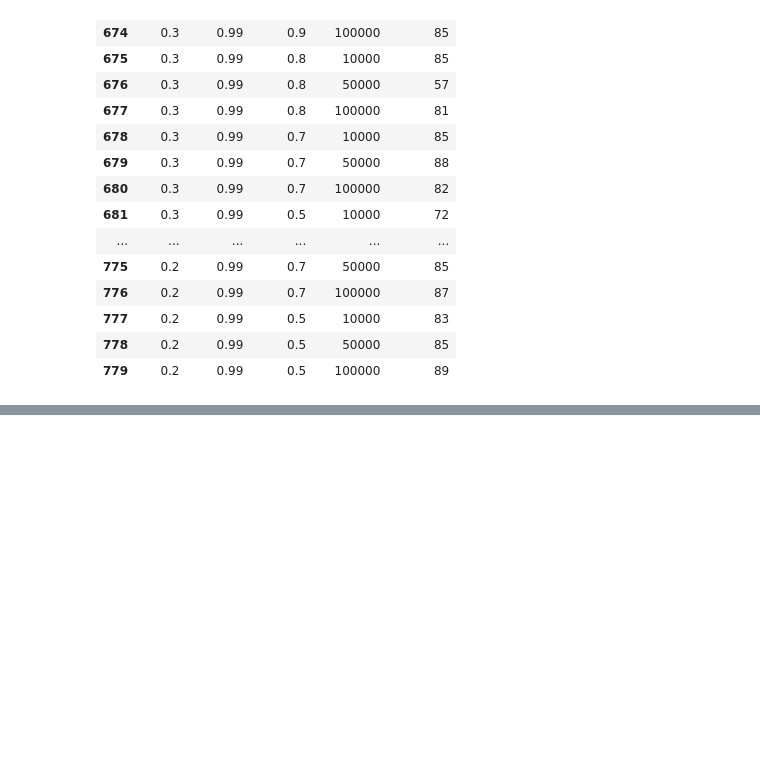
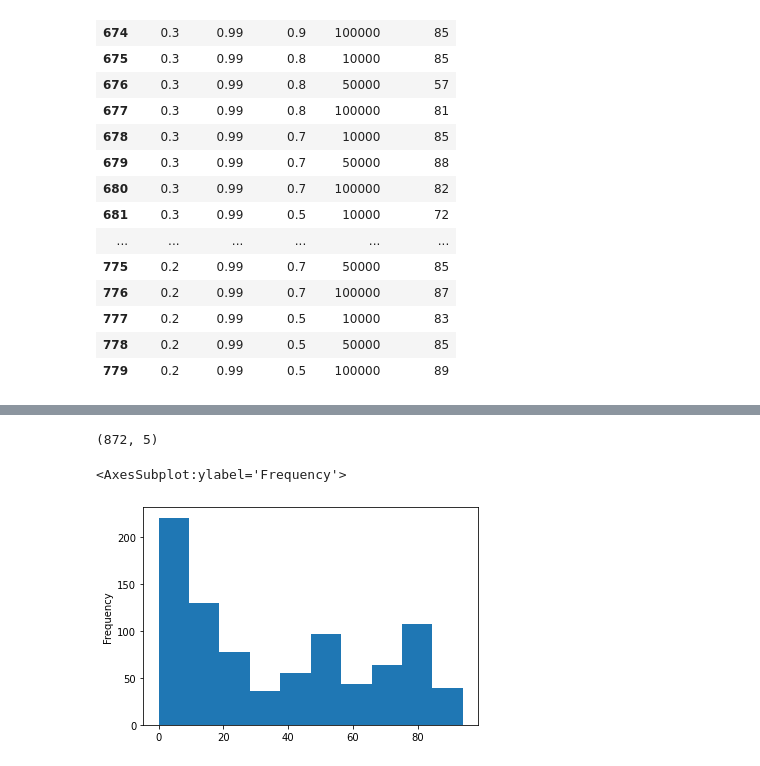
Before and after one commit to fbarth/ai-course, a Jupyter notebook: reinLearn/grid_results/Report.ipynb, the cells around one changed output, grey strips where cells are left out. Cells and saved outputs as stored; diff of their text form; code cells hidden in the pictures; blank space fills up the shorter version.

```diff
--- a/reinLearn/grid_results/Report.ipynb
+++ b/reinLearn/grid_results/Report.ipynb
@@ -84,0 +109,3 @@ Desta forma, sugere-se os seguintes hiperparâmetros:
+# %%
+df2 = pd.read_csv("finalResults_FrozenLake_final.csv", sep=';', header=None)
+df2.head()
@@ -84,0 +123,2 @@ Desta forma, sugere-se os seguintes hiperparâmetros:
+# %%
+df2 = df2.iloc[:,[1,2,3,4,5]]
@@ -84,0 +134,3 @@ Desta forma, sugere-se os seguintes hiperparâmetros:
+# %%
+df2.columns=['alpha','gamma','epsilon','episodes','rewards']
+df2.head()
@@ -84,0 +144,10 @@ Desta forma, sugere-se os seguintes hiperparâmetros:
+# %%
+df2 = df2.drop_duplicates()
+df2.shape
+# %% [output]
+(872, 5)
+# %%
+df2['rewards'].plot(kind='hist')
+# %% [output]
+<AxesSubplot:ylabel='Frequency'>
+[figure, added]
```
Also changed, not shown: parts of 17 cells of this notebook, 7 other files.
